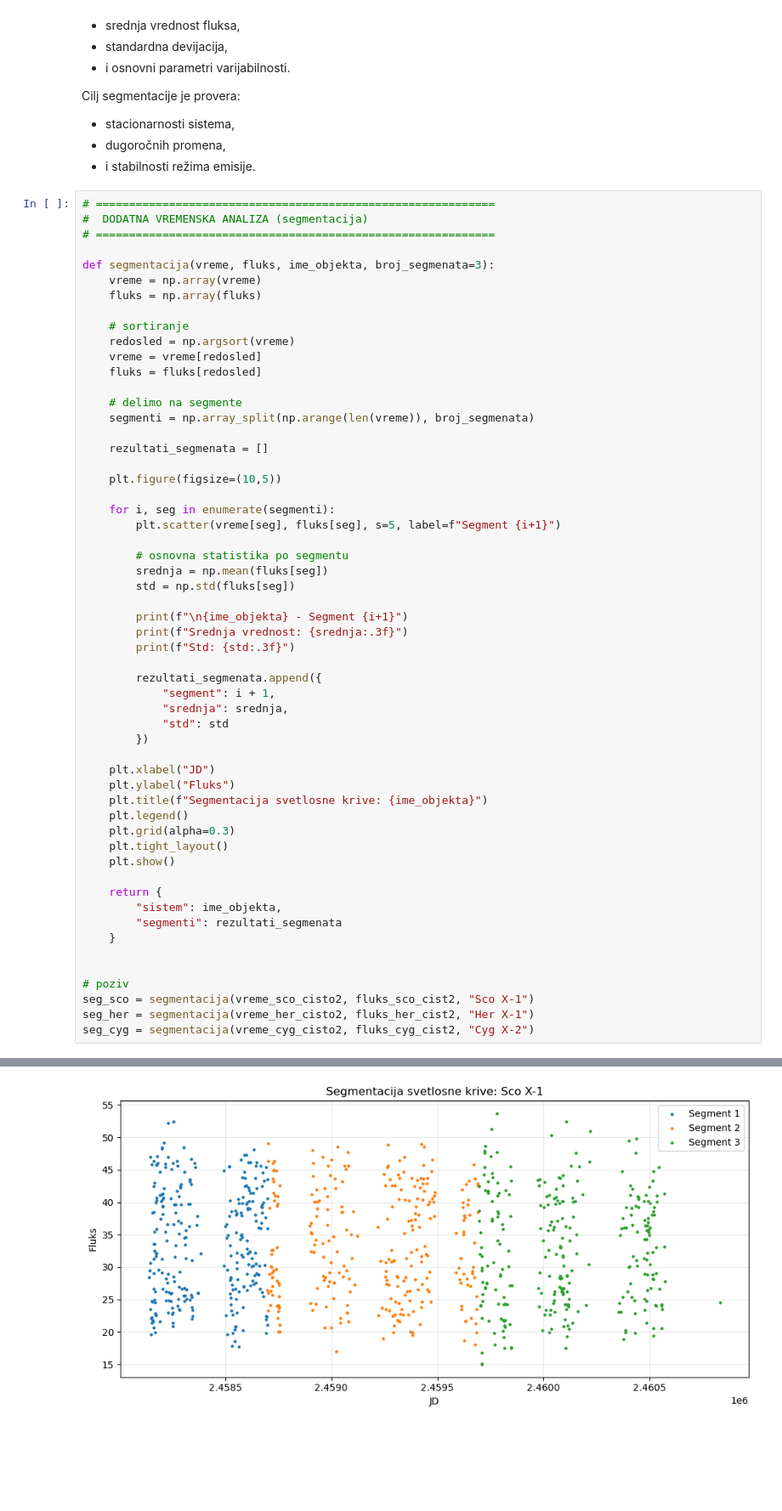
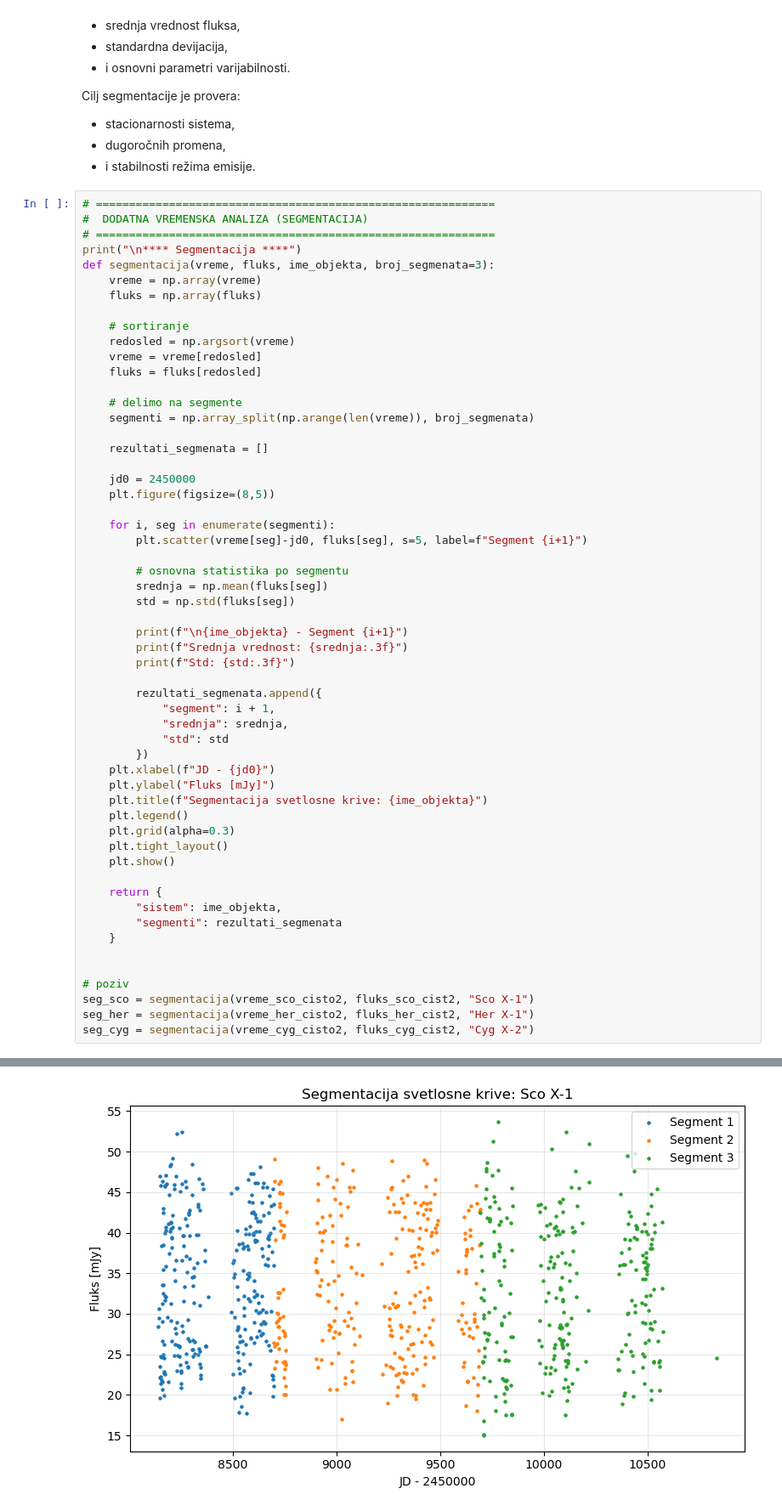
Before and after one commit to jasmina16121/Projekat-X-ray-Binary-Sco-X-1, a Jupyter notebook: Bin_sistemi.ipynb, the cells around one changed output, grey strips where cells are left out. Shown at 85% size. Drawn from its saved outputs; the diff is of its cells as text; blank space fills up the shorter version.

```diff
--- a/Bin_sistemi.ipynb
+++ b/Bin_sistemi.ipynb
@@ -965,9 +988,9 @@ Cilj segmentacije je provera:
 - i stabilnosti režima emisije.
 # %%
 # ============================================================
-#  DODATNA VREMENSKA ANALIZA (segmentacija)
+#  DODATNA VREMENSKA ANALIZA (SEGMENTACIJA)
 # ============================================================
-
+print("\n**** Segmentacija ****")
 def segmentacija(vreme, fluks, ime_objekta, broj_segmenata=3):
     vreme = np.array(vreme)
     fluks = np.array(fluks)
@@ -982,10 +1005,11 @@ def segmentacija(vreme, fluks, ime_objekta, broj_segmenata=3):
 
     rezultati_segmenata = []
 
-    plt.figure(figsize=(10,5))
+    jd0 = 2450000
+    plt.figure(figsize=(8,5))
 
     for i, seg in enumerate(segmenti):
-        plt.scatter(vreme[seg], fluks[seg], s=5, label=f"Segment {i+1}")
+        plt.scatter(vreme[seg]-jd0, fluks[seg], s=5, label=f"Segment {i+1}")
 
         # osnovna statistika po segmentu
         srednja = np.mean(fluks[seg])
@@ -1000,9 +1024,8 @@ def segmentacija(vreme, fluks, ime_objekta, broj_segmenata=3):
             "srednja": srednja,
             "std": std
         })
-
-    plt.xlabel("JD")
-    plt.ylabel("Fluks")
+    plt.xlabel(f"JD - {jd0}")
+    plt.ylabel("Fluks [mJy]")
     plt.title(f"Segmentacija svetlosne krive: {ime_objekta}")
     plt.legend()
     plt.grid(alpha=0.3)
@@ -1023,15 +1048,15 @@ seg_cyg = segmentacija(vreme_cyg_cisto2, fluks_cyg_cist2, "Cyg X-2")
 Sco X-1 - Segment 1
 Srednja vrednost: 33.668
 Std: 8.400
 
 Sco X-1 - Segment 2
 Srednja vrednost: 33.191
 Std: 8.322
 
 Sco X-1 - Segment 3
 Srednja vrednost: 32.574
 Std: 8.603
-[figure, old version]
+[figure, new version]
 Her X-1 - Segment 1
 Srednja vrednost: 16.006
 Std: 5.510
```
Also changed, not shown: parts of 15 cells of this notebook.
